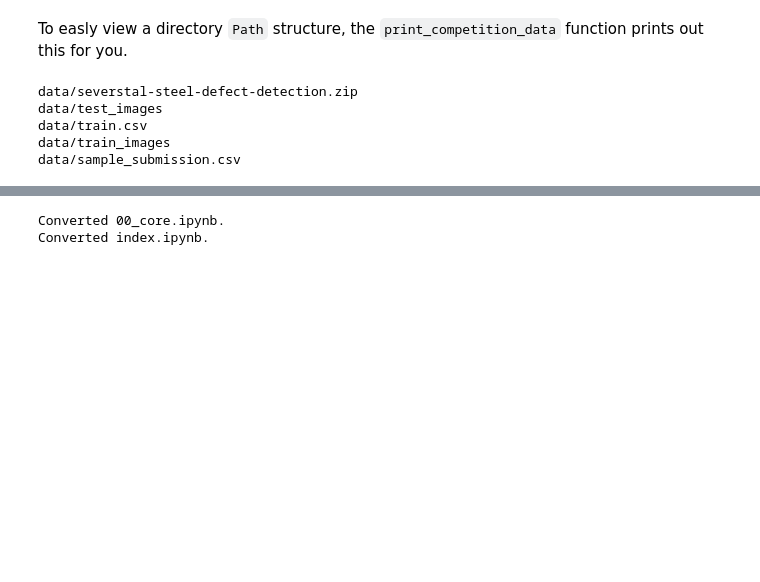
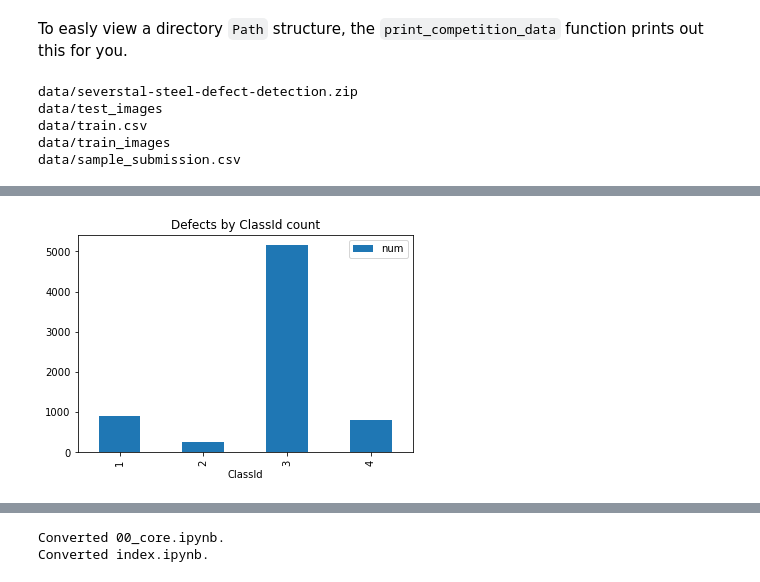
Before and after one commit to marcomatteo/steel_segmentation, a Jupyter notebook: 00_core.ipynb, the cells around one changed output, grey strips where cells are left out. Drawn from its saved outputs; the diff is of its cells as text; code cells hidden in the pictures; blank space fills up the shorter version.

Commit message:
Added data structure infos

```diff
--- a/00_core.ipynb
+++ b/00_core.ipynb
@@ -49,0 +59,4 @@ data/sample_submission.csv
+# %%
+#export
+train_path, test_path = path/"train_images", path/"test_images"
+train_pfiles, test_pfiles = get_image_files(train_path), get_image_files(test_path)
@@ -49,0 +79,23 @@ data/sample_submission.csv
+# %%
+#export
+def get_train_df(only_faulty=False):
+    """
+    Get training DataFrame with all the images in data/train_images.
+    Returns only the faulty images if `only_faulty`.
+    """
+    train = pd.read_csv(path/"train.csv")
+    train["ImageId_ClassId"] = train["ImageId"] + "_" + train["ClassId"].astype('str')
+    if only_faulty: return train
+
+    img_names = [ img_path.name for img_path in train_pfiles ]
+    df_all = pd.DataFrame({'ImageId': img_names})
+    train_all = pd.merge(df_all, train, on="ImageId", how="outer", indicator=True)
+    # Renaming and fillna
+    train_all.rename(columns={'_merge': 'status'}, inplace=True)
+    rename_dict = {"both": "faulty", "left_only": "no_faulty"}
+    train_all["status"] = train_all["status"].cat.rename_categories(rename_dict)
+    train_all.ClassId.fillna(0, inplace=True)
+    train_all.ClassId = train_all.ClassId.astype('int64')
+    # train_all.EncodedPixels.fillna(-1, inplace=True)
+
+    return train_all
@@ -49,0 +114,3 @@ data/sample_submission.csv
+# %%
+#export
+train = get_train_df(only_faulty=True)
@@ -49,0 +142,6 @@ data/sample_submission.csv
+# %%
+class_count = train["ClassId"].value_counts().sort_index()
+class_count.index.set_names("ClassId", inplace=True)
+class_count = class_count.to_frame()
+class_count.rename(columns={"ClassId": "num"}, inplace=True)
+class_count.assign(freq = lambda df: df["num"] / df["num"].sum())
@@ -49,0 +155,5 @@ data/sample_submission.csv
+# %%
+class_count.plot.bar(title="Defects by ClassId count")
+plt.show()
+# %% [output]
+[figure, added]
```
Also changed, not shown: parts of 37 cells of this notebook, 3 other files.
